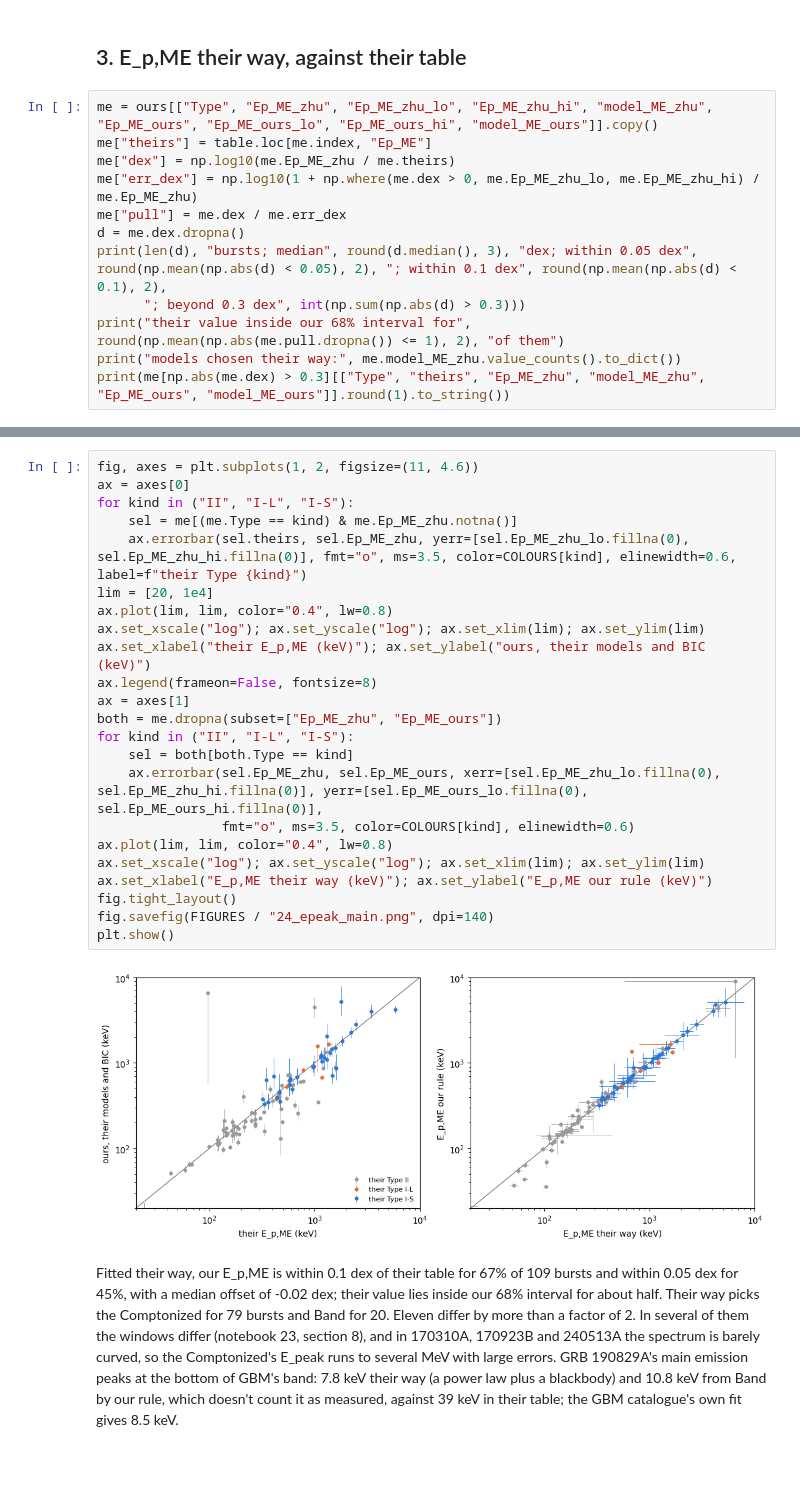
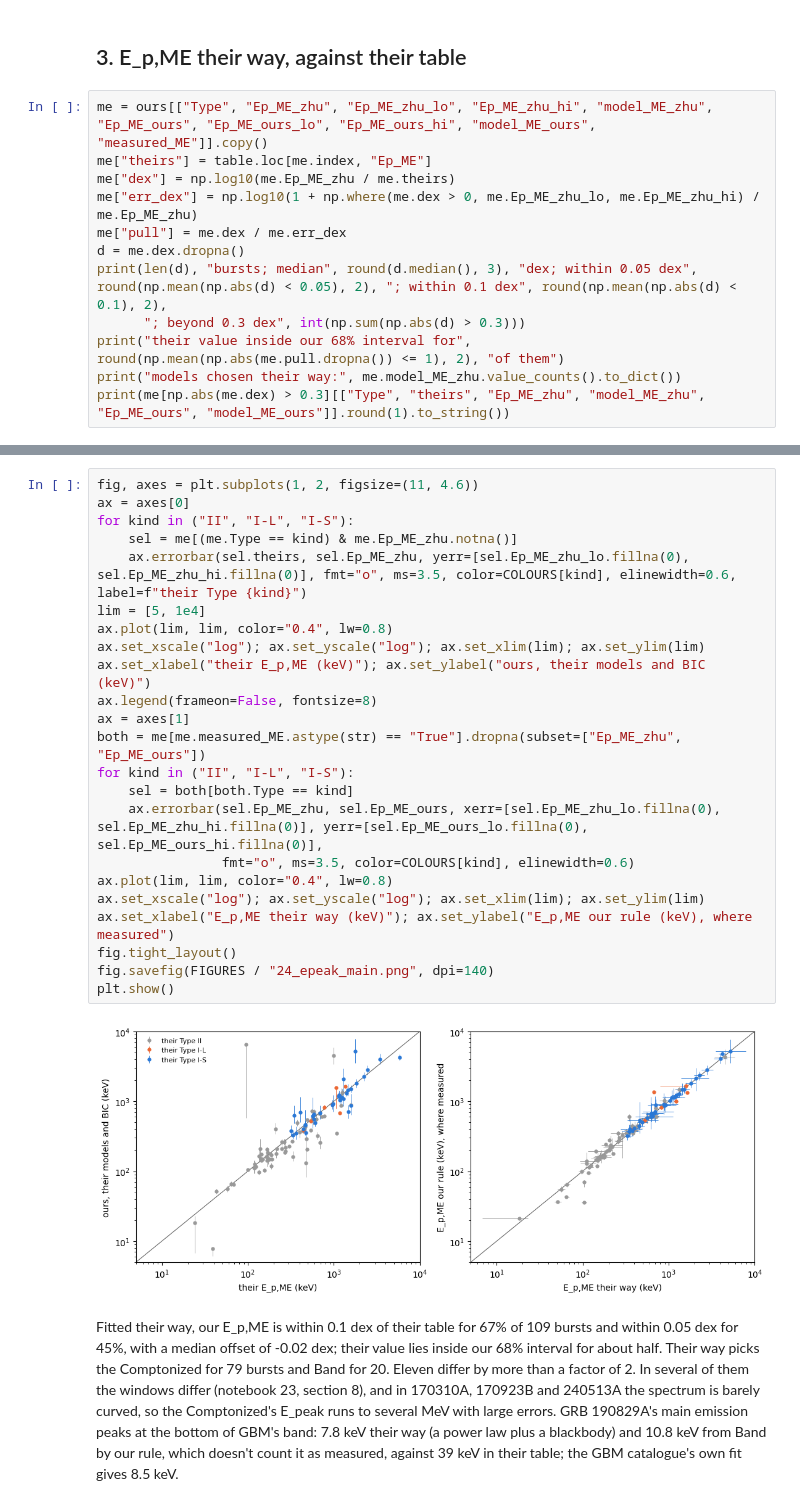
Before and after one commit to idbl2004/mphys-project, a Jupyter notebook: ignacio/24_zhu_spectra_and_lags.ipynb, the cells around one changed output, grey strips where cells are left out. Saved outputs shown, nothing was run; the diff lists cells and outputs as text; blank space fills up the shorter version.

```diff
--- a/ignacio/24_zhu_spectra_and_lags.ipynb
+++ b/ignacio/24_zhu_spectra_and_lags.ipynb
@@ -101,7 +101,7 @@ near 1.8 MeV with errors as large as the value).
 # %% [markdown]
 ## 3. E_p,ME their way, against their table
 # %%
-me = ours[["Type", "Ep_ME_zhu", "Ep_ME_zhu_lo", "Ep_ME_zhu_hi", "model_ME_zhu", "Ep_ME_ours", "Ep_ME_ours_lo", "Ep_ME_ours_hi", "model_ME_ours"]].copy()
+me = ours[["Type", "Ep_ME_zhu", "Ep_ME_zhu_lo", "Ep_ME_zhu_hi", "model_ME_zhu", "Ep_ME_ours", "Ep_ME_ours_lo", "Ep_ME_ours_hi", "model_ME_ours", "measured_ME"]].copy()
 me["theirs"] = table.loc[me.index, "Ep_ME"]
 me["dex"] = np.log10(me.Ep_ME_zhu / me.theirs)
 me["err_dex"] = np.log10(1 + np.where(me.dex > 0, me.Ep_ME_zhu_lo, me.Ep_ME_zhu_hi) / me.Ep_ME_zhu)
@@ -132,28 +132,28 @@ name
 # %%
 fig, axes = plt.subplots(1, 2, figsize=(11, 4.6))
 ax = axes[0]
 for kind in ("II", "I-L", "I-S"):
     sel = me[(me.Type == kind) & me.Ep_ME_zhu.notna()]
     ax.errorbar(sel.theirs, sel.Ep_ME_zhu, yerr=[sel.Ep_ME_zhu_lo.fillna(0), sel.Ep_ME_zhu_hi.fillna(0)], fmt="o", ms=3.5, color=COLOURS[kind], elinewidth=0.6, label=f"their Type {kind}")
-lim = [20, 1e4]
+lim = [5, 1e4]
 ax.plot(lim, lim, color="0.4", lw=0.8)
 ax.set_xscale("log"); ax.set_yscale("log"); ax.set_xlim(lim); ax.set_ylim(lim)
 ax.set_xlabel("their E_p,ME (keV)"); ax.set_ylabel("ours, their models and BIC (keV)")
 ax.legend(frameon=False, fontsize=8)
 ax = axes[1]
-both = me.dropna(subset=["Ep_ME_zhu", "Ep_ME_ours"])
+both = me[me.measured_ME.astype(str) == "True"].dropna(subset=["Ep_ME_zhu", "Ep_ME_ours"])
 for kind in ("II", "I-L", "I-S"):
     sel = both[both.Type == kind]
     ax.errorbar(sel.Ep_ME_zhu, sel.Ep_ME_ours, xerr=[sel.Ep_ME_zhu_lo.fillna(0), sel.Ep_ME_zhu_hi.fillna(0)], yerr=[sel.Ep_ME_ours_lo.fillna(0), sel.Ep_ME_ours_hi.fillna(0)],
                 fmt="o", ms=3.5, color=COLOURS[kind], elinewidth=0.6)
 ax.plot(lim, lim, color="0.4", lw=0.8)
 ax.set_xscale("log"); ax.set_yscale("log"); ax.set_xlim(lim); ax.set_ylim(lim)
-ax.set_xlabel("E_p,ME their way (keV)"); ax.set_ylabel("E_p,ME our rule (keV)")
+ax.set_xlabel("E_p,ME their way (keV)"); ax.set_ylabel("E_p,ME our rule (keV), where measured")
 fig.tight_layout()
 fig.savefig(FIGURES / "24_epeak_main.png", dpi=140)
 plt.show()
 # %% [output]
-[figure, old version]
+[figure, new version]
 # %% [markdown]
 Fitted their way, our E_p,ME is within 0.1 dex of their table for 67% of 109 bursts and within 0.05 dex for 45%, with a median
 offset of -0.02 dex; their value lies inside our 68% interval for about half. Their way picks the Comptonized for 79 bursts and Band
```
Also changed, not shown: parts of 15 cells of this notebook, 5 other files.
